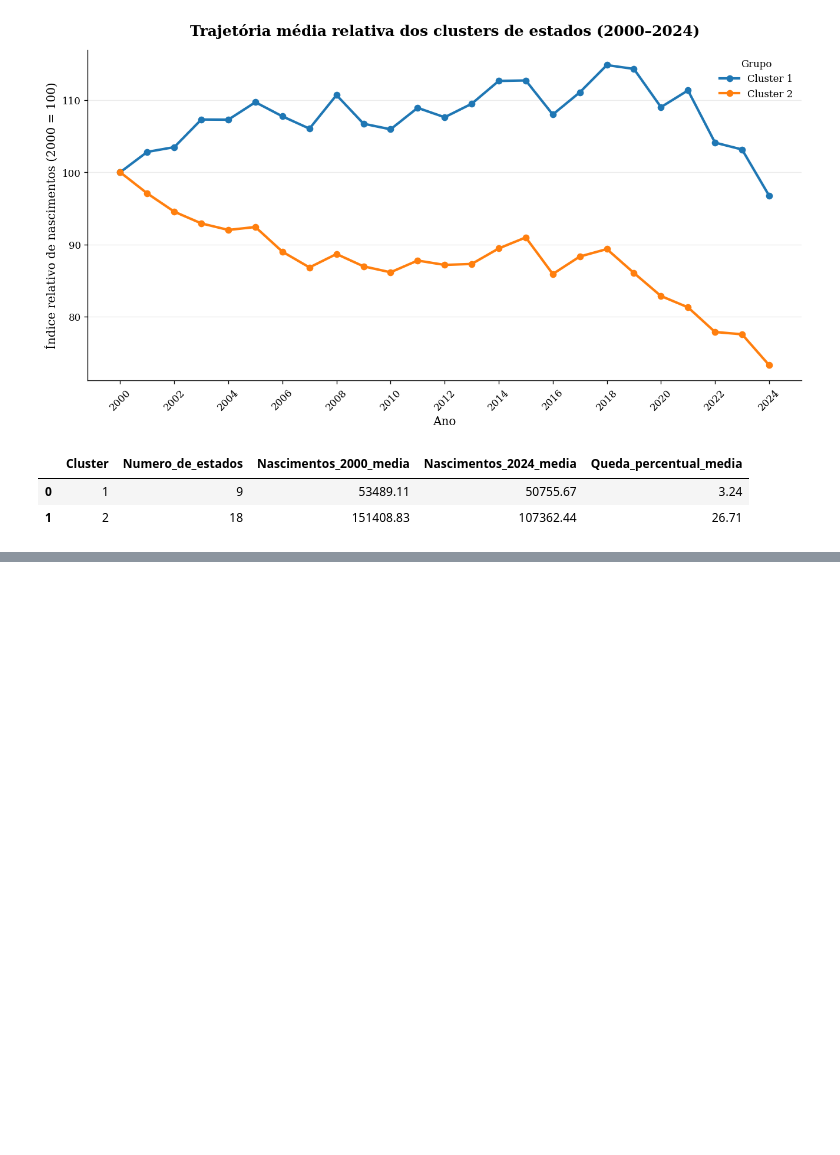
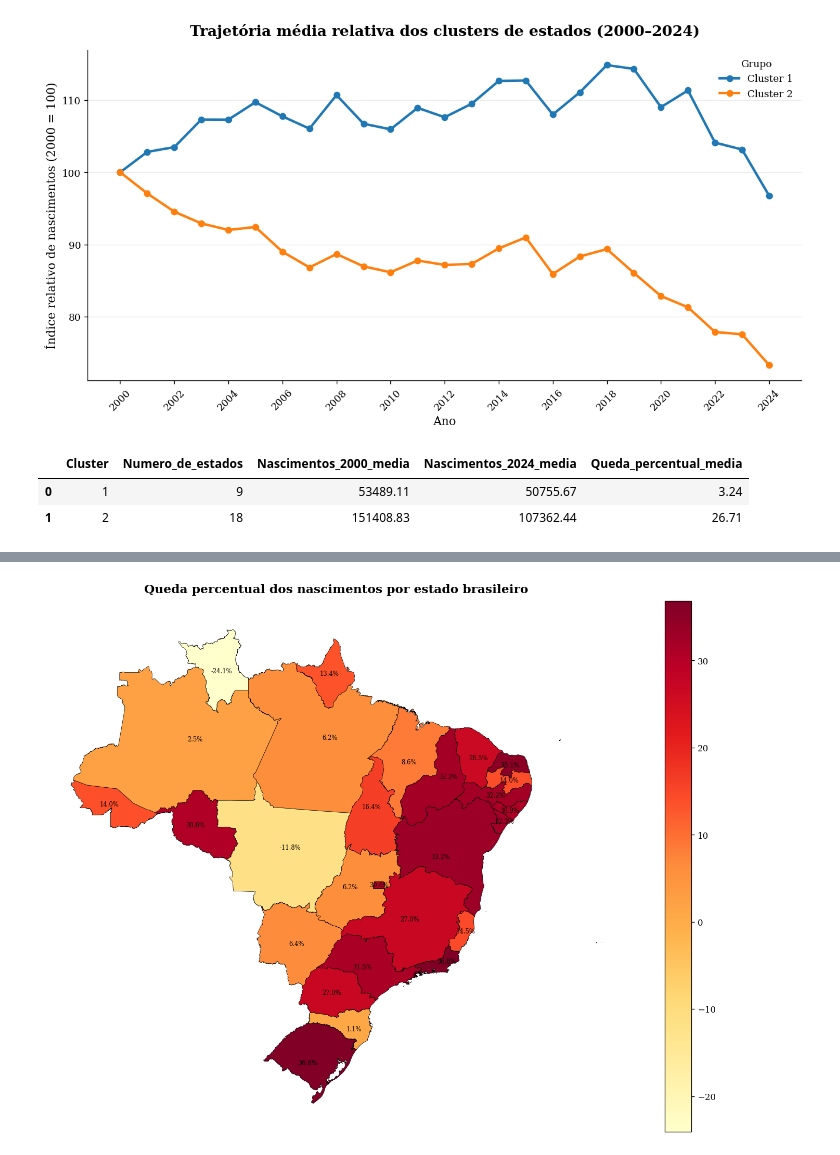
Before and after one commit to nataliathomazelliferreira/mineracao_dados_natalidade, a Jupyter notebook: notebooks/analise_brasil_clusterizacao.ipynb, the cells around one changed output, grey strips where cells are left out. Drawn from its saved outputs; the diff is of its cells as text; code cells hidden in the pictures; blank space fills up the shorter version.

```diff
--- a/notebooks/analise_brasil_clusterizacao.ipynb
+++ b/notebooks/analise_brasil_clusterizacao.ipynb
@@ -255,0 +365,36 @@ resumo_por_cluster
+# %%
+ax = mapa_brasil_cluster.plot(
+    column="Queda_percentual",
+    legend=True,
+    cmap="YlOrRd",
+    edgecolor="black",
+    linewidth=0.4,
+    figsize=(12, 9)
+)
+
+for idx, row in mapa_brasil_cluster.iterrows():
+    if pd.notnull(row["Queda_percentual"]):
+        ponto = row["geometry"].representative_point()
+        ax.text(
+            ponto.x,
+            ponto.y,
+            f'{row["Queda_percentual"]:.1f}%',
+            ha="center",
+            va="center",
+            fontsize=7,
+            color="black"
+        )
+
+ax.set_title(
+    "Queda percentual dos nascimentos por estado brasileiro",
+    fontsize=14,
+    weight="bold",
+    pad=15
+)
+
+ax.axis("off")
+
+plt.tight_layout()
+plt.show()
+# %% [output]
+[figure, added]
```
Also changed, not shown: parts of 5 cells of this notebook, 1 other file.
